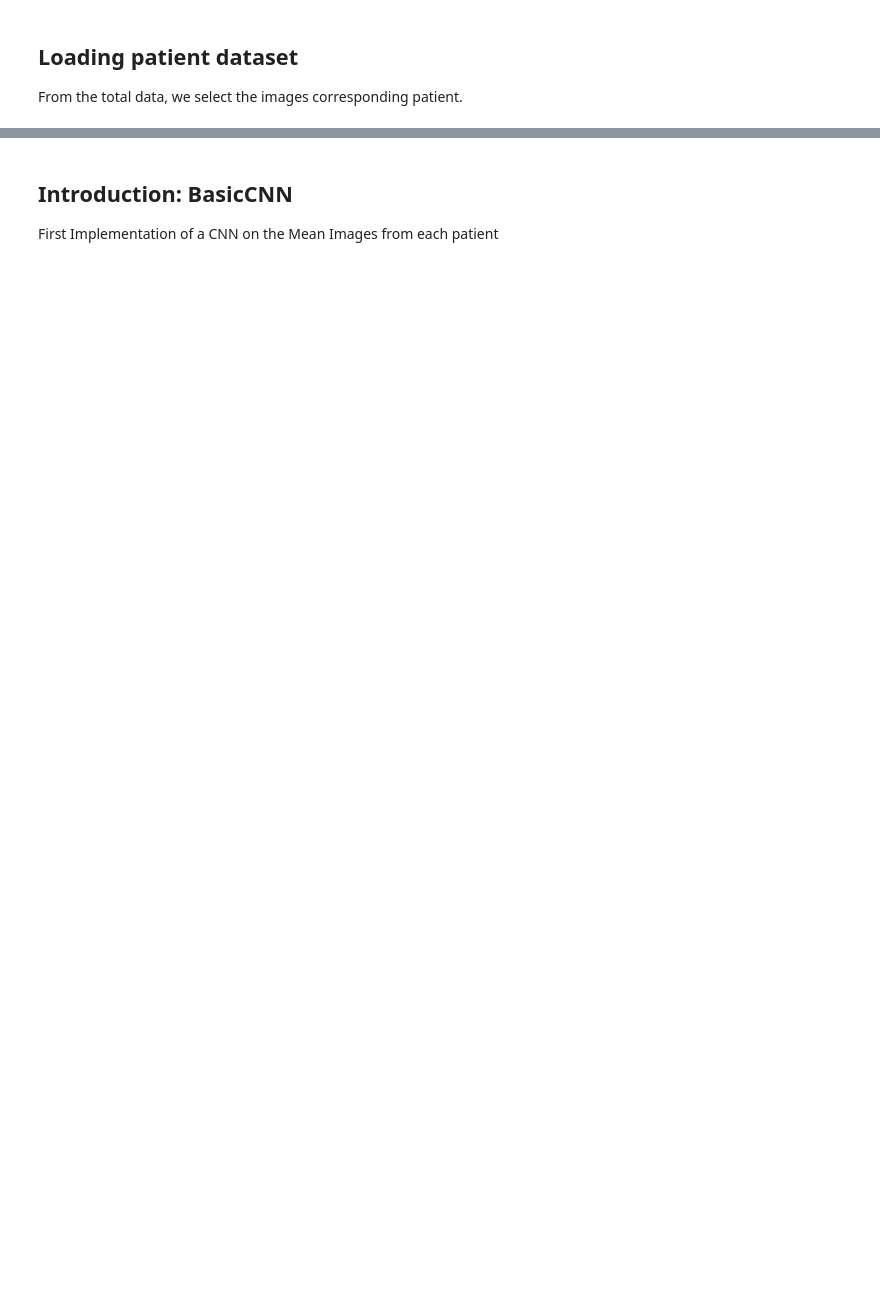
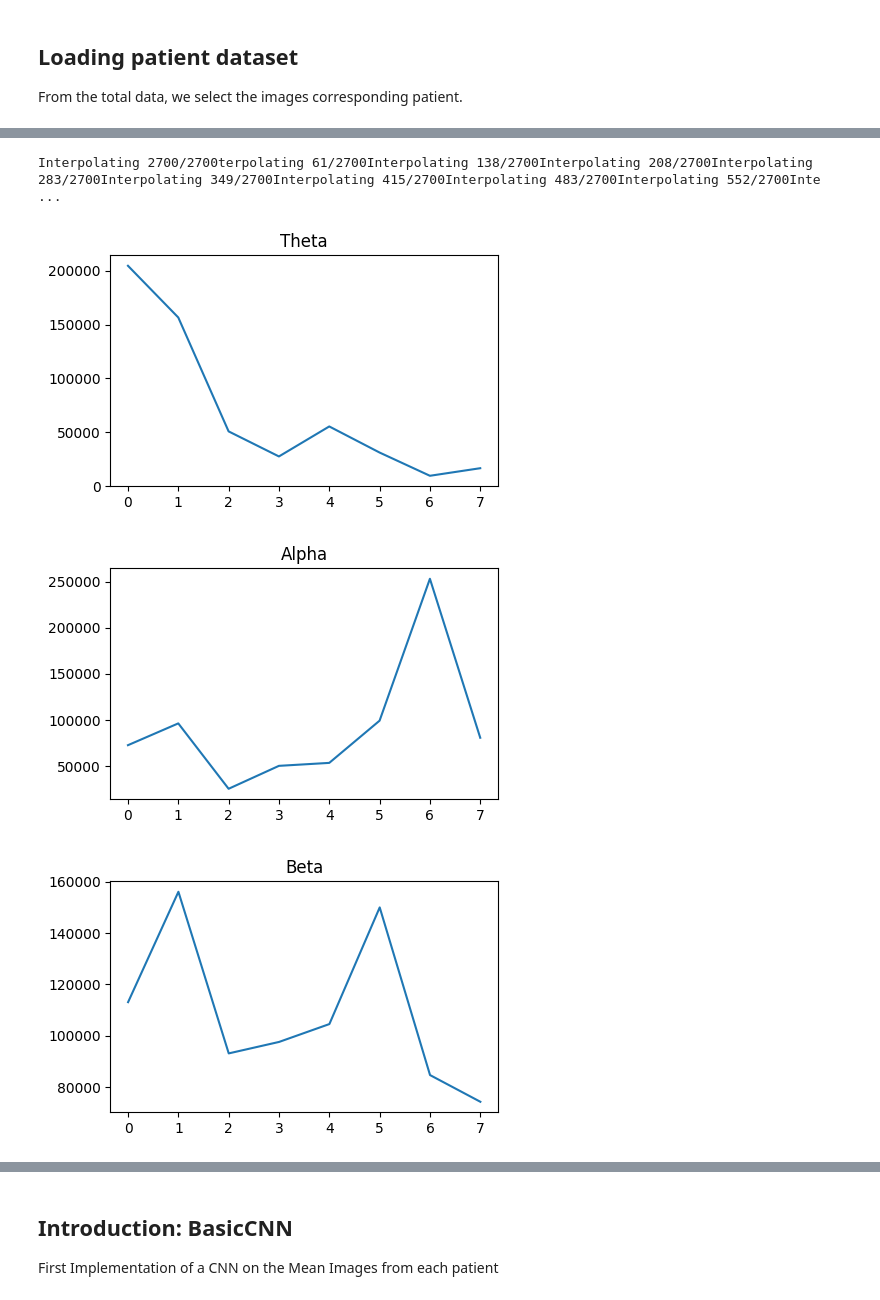
Before and after one commit to sagnik119/EEGLearn-Pytorch, a Jupyter notebook: EEGLearn_ShortDemo.ipynb, the cells around one changed output, grey strips where cells are left out. Saved outputs shown, nothing was run; the diff lists cells and outputs as text; code cells hidden in the pictures; blank space fills up the shorter version.

```diff
--- a/EEGLearn_ShortDemo.ipynb
+++ b/EEGLearn_ShortDemo.ipynb
@@ -104,0 +112,10 @@ def DataSegmentation(data, t1, t2):
+# %%
+# send signal to calculate_sub_band_energy
+theta_power = np.zeros((2700,8))
+alpha_power = np.zeros((2700,8))
+beta_power = np.zeros((2700,8))
+for i in range(2700):
+    for ch in range(8):
+        theta_power[i,ch], alpha_power[i,ch], beta_power[i,ch] = calculate_sub_band_energy(signal[i,ch,:], 240)
+# concatenate the features
+features = np.concatenate((theta_power, alpha_power, beta_power), axis=1)
@@ -128,0 +371,23 @@ print (labels.shape)
+# %%
+n_gridpoints = 32
+# Generate images
+images = gen_images(electrode_cartesian_coordinates, features, n_gridpoints, augment=True, pca=False, std_mult=0.1, n_components=2, edgeless=False)
+print (images.shape)
+# %% [output]
+Interpolating 2700/2700terpolating 61/2700Interpolating 138/2700Interpolating 208/2700Interpolating 283/2700Interpolating 349/2700Interpolating 415/2700Interpolating 483/2700Interpolating 552/2700Inte ...
+# %%
+# plot features
+plt.figure(figsize=(5, 3))
+plt.plot(features[0, :8])
+plt.title('Theta')
+plt.figure(figsize=(5, 3))
+plt.plot(features[0, 8:16])
+plt.title('Alpha')
+plt.figure(figsize=(5, 3))
+plt.plot(features[0, 16:24])
+plt.title('Beta')
+plt.show()
+# %% [output]
+[figure, added]
+[figure, added]
+[figure, added]
```
Also changed, not shown: parts of 31 cells of this notebook, 24 other files.
